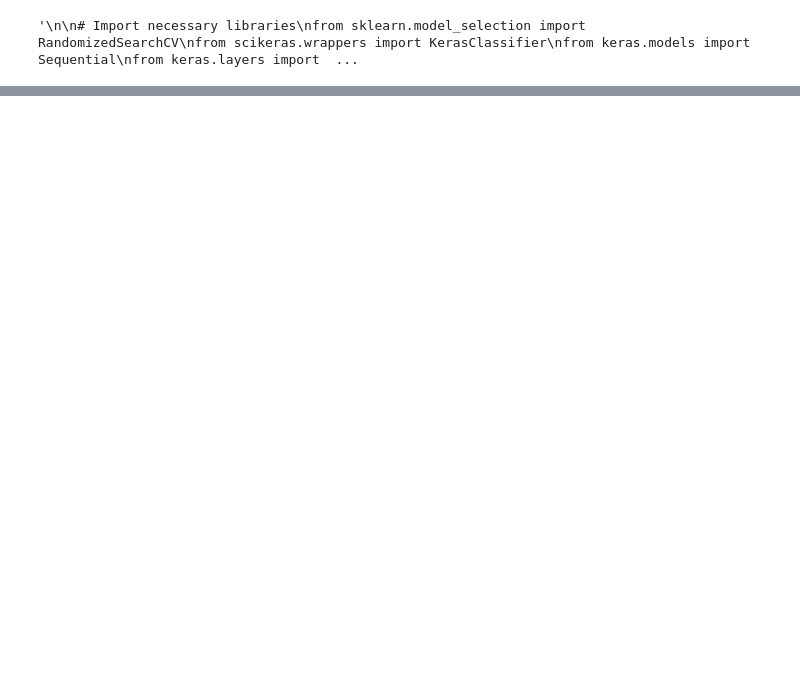
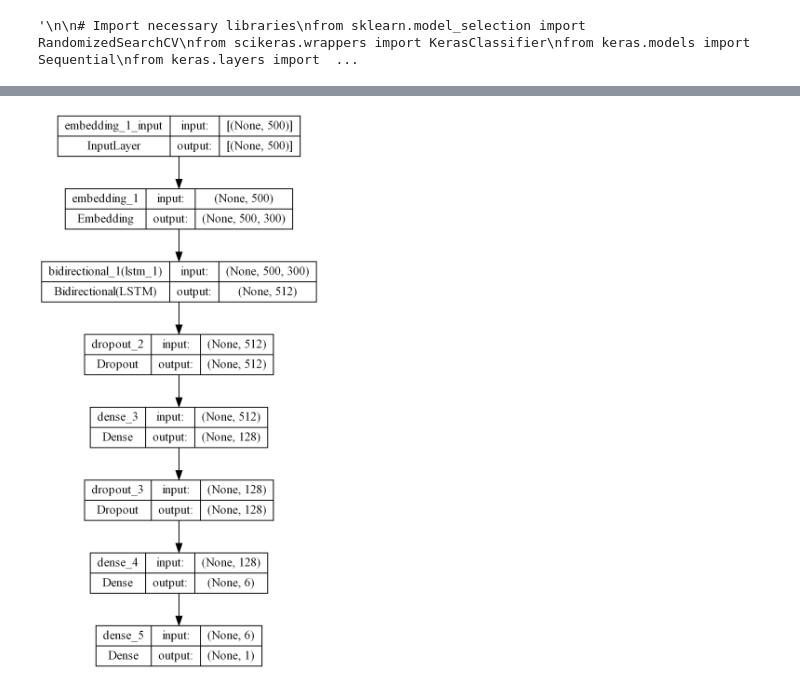
Before and after one commit to SpaceMonkey0453/IMDB_Sentiment_Analysis, a Jupyter notebook: Workbook.ipynb, the cells around one changed output, grey strips where cells are left out. Saved outputs shown, nothing was run; the diff lists cells and outputs as text; code cells hidden in the pictures; blank space fills up the shorter version.

```diff
--- a/Workbook.ipynb
+++ b/Workbook.ipynb
@@ -612,0 +666,11 @@ samaria
+# %%
+import os
+os.environ["PATH"] += os.pathsep + 'C:/Program Files/Graphviz/bin/' # Replace this with the path to your Graphviz executable
+
+from keras.utils import plot_model
+import pydot
+
+# Generate a visual representation of the model
+plot_model(best_model, to_file='sentiment_analysis_model.png', show_shapes=True, show_layer_names=True, rankdir='TB', dpi=300, expand_nested=True, layer_range=None, show_dtype=False)
+# %% [output]
+[figure, added]
```
Also changed, not shown: parts of 12 cells of this notebook, 15 other files.
